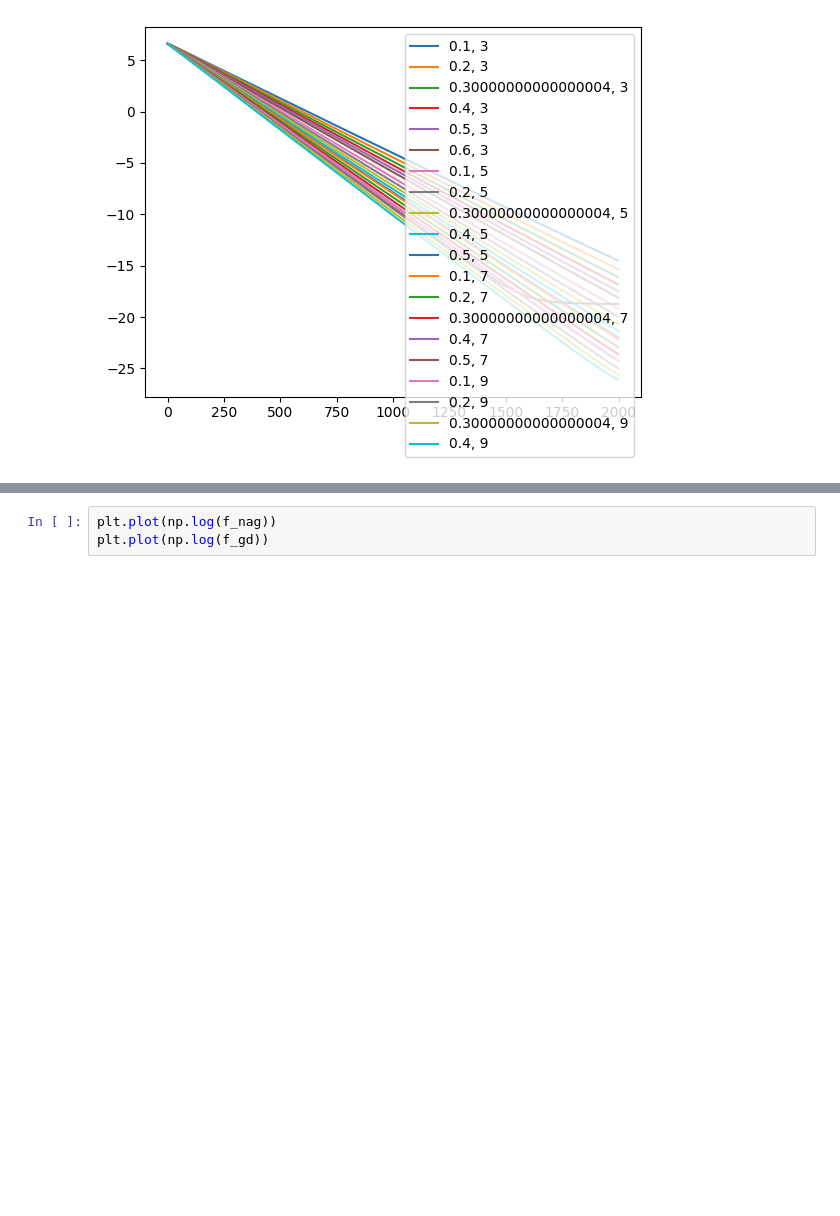
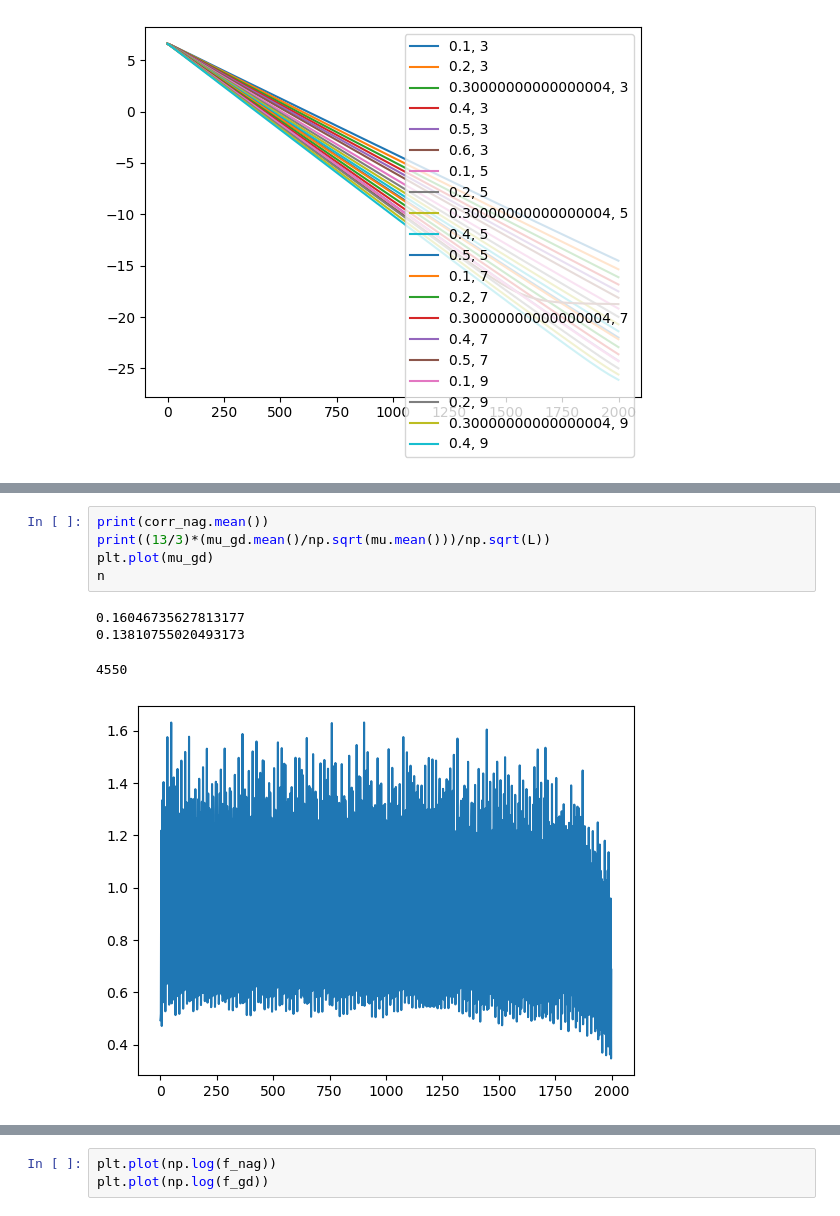
Before and after one commit to J-Hermant/Nesterov_Acceleration_Aiming_Condition, a Jupyter notebook: Wort_instance_pl.ipynb, the cells around one changed output, grey strips where cells are left out. Drawn from its saved outputs; the diff is of its cells as text; blank space fills up the shorter version.

```diff
--- a/Wort_instance_pl.ipynb
+++ b/Wort_instance_pl.ipynb
@@ -287,0 +305,10 @@ plt.plot(corr_nag)
+# %%
+print(corr_nag.mean())
+print((13/3)*(mu_gd.mean()/np.sqrt(mu.mean()))/np.sqrt(L))
+plt.plot(mu_gd)
+n
+# %% [output]
+0.16046735627813177
+0.13810755020493173
+4550
+[figure, added]
```
Also changed, not shown: parts of 12 cells of this notebook, 5 other files.
